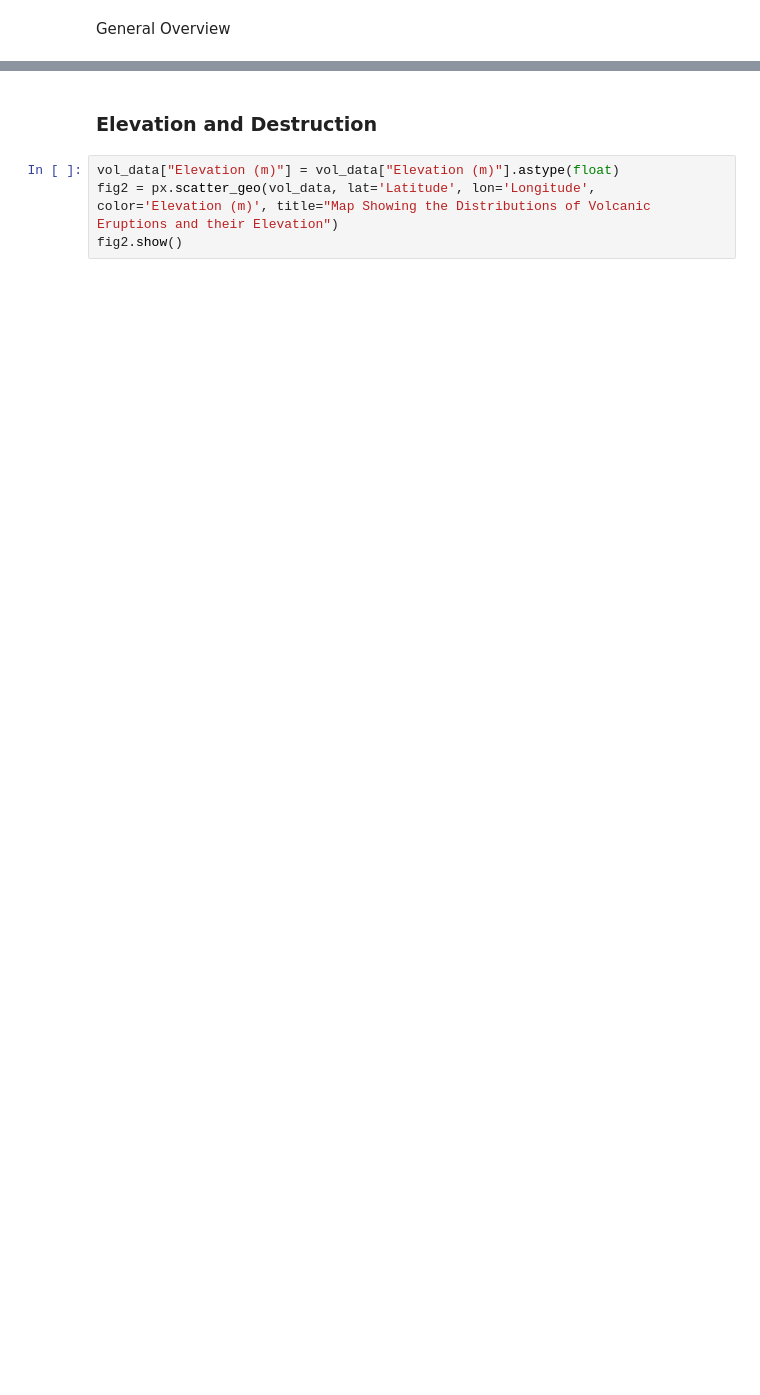
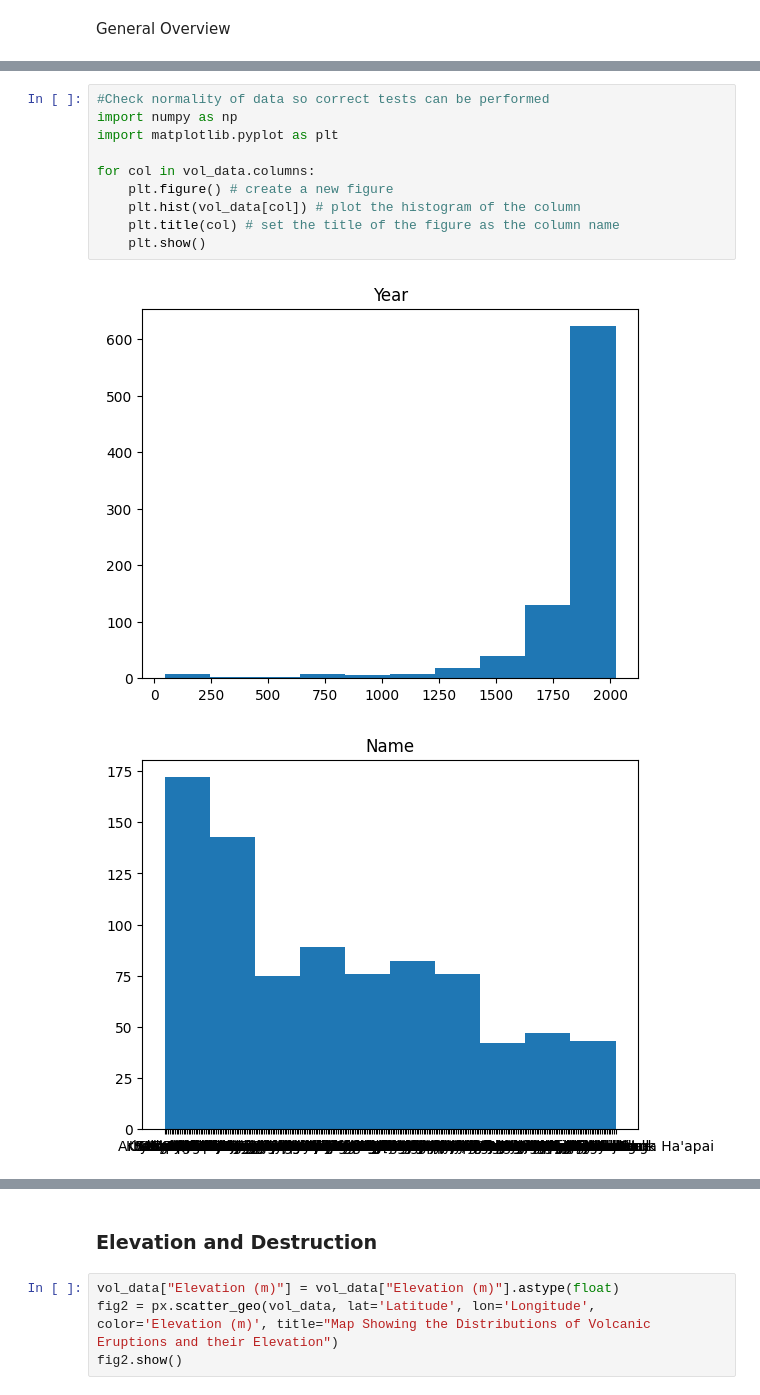
Before and after one commit to gnc506/ProgFinalAssess2, a Jupyter notebook: Volcanos_Assessment_main.ipynb, the cells around one changed output, grey strips where cells are left out. Cells and saved outputs as stored; diff of their text form; blank space fills up the shorter version.

```diff
--- a/Volcanos_Assessment_main.ipynb
+++ b/Volcanos_Assessment_main.ipynb
@@ -40,0 +48,13 @@ ShapiroResult(statistic=nan, pvalue=1.0)
+# %%
+#Check normality of data so correct tests can be performed
+import numpy as np
+import matplotlib.pyplot as plt
+
+for col in vol_data.columns:
+    plt.figure() # create a new figure
+    plt.hist(vol_data[col]) # plot the histogram of the column
+    plt.title(col) # set the title of the figure as the column name
+    plt.show()
+# %% [output]
+[figure, added]
+[figure, added]
```
Also changed, not shown: parts of 24 cells of this notebook.
